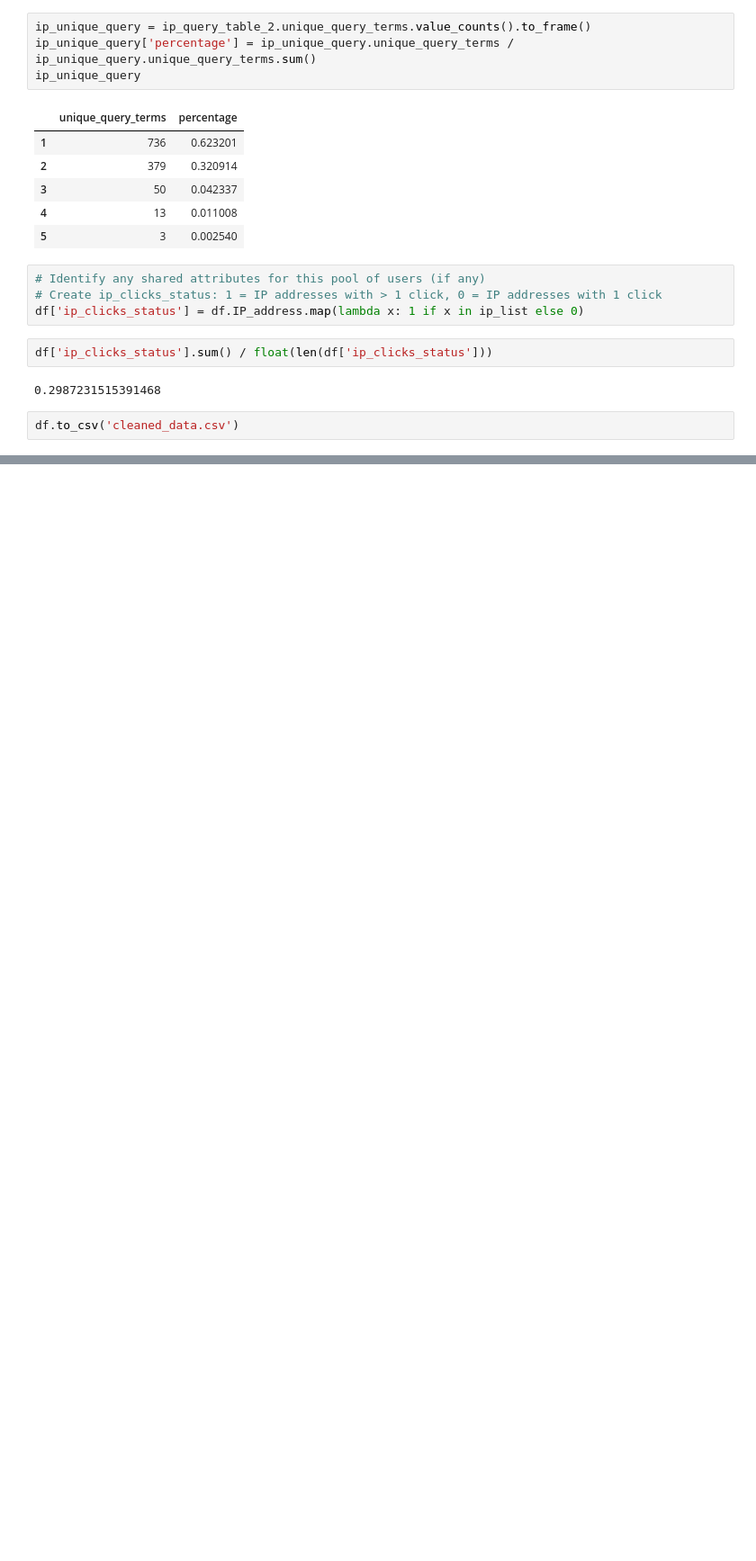
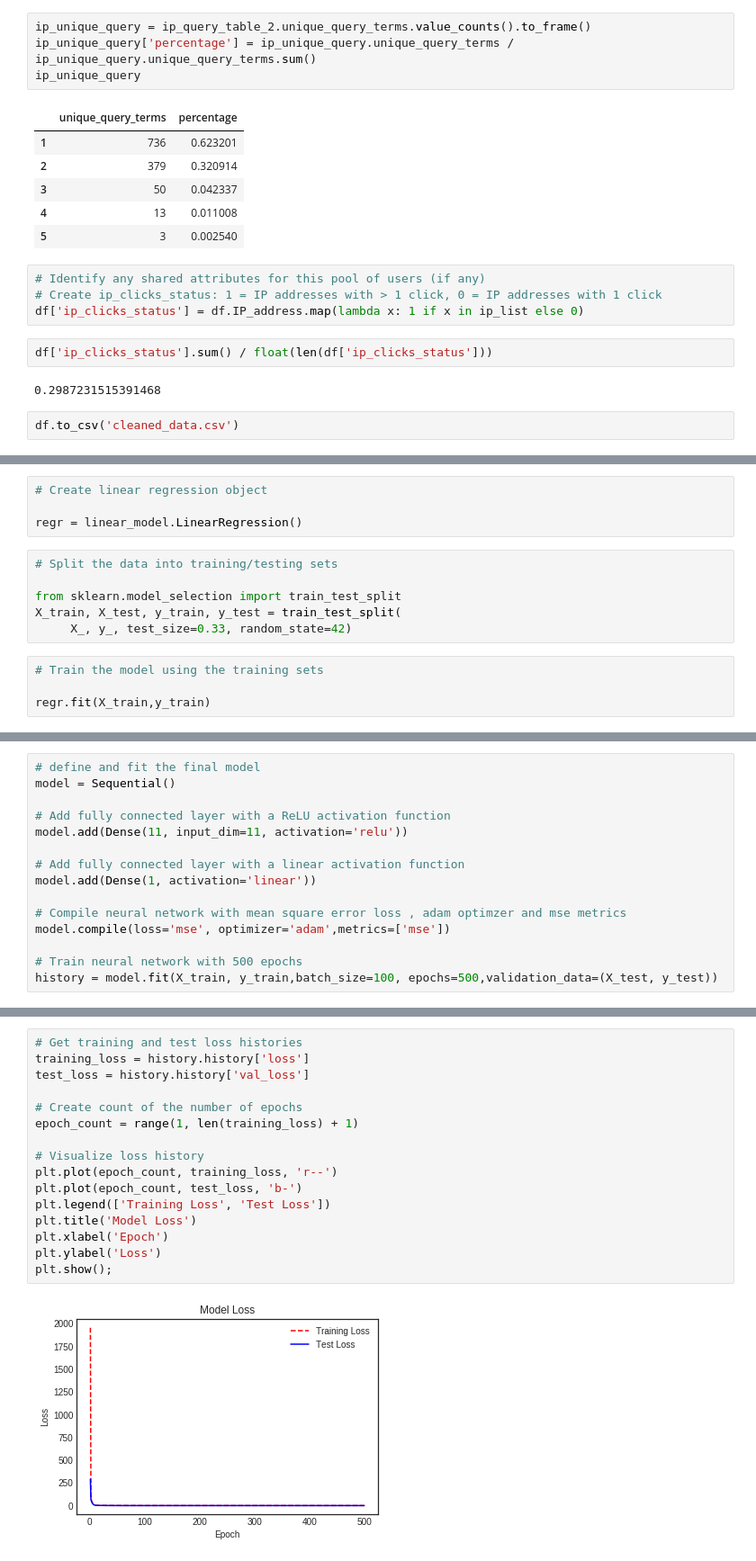
Before and after one commit to chinmaydas96/Click_prediction, a Jupyter notebook: test_online_2.ipynb, the cells around one changed output, grey strips where cells are left out. Shown at 90% size. Cells and saved outputs as stored; diff of their text form; blank space fills up the shorter version.

Commit message:
Added the keras NN model

```diff
--- a/test_online_2.ipynb
+++ b/test_online_2.ipynb
@@ -438,0 +708,14 @@ Name: query_term, Length: 10103, dtype: object
+# %%
+# Create linear regression object
+
+regr = linear_model.LinearRegression()
+# %%
+# Split the data into training/testing sets
+
+from sklearn.model_selection import train_test_split
+X_train, X_test, y_train, y_test = train_test_split(
+     X_, y_, test_size=0.33, random_state=42)
+# %%
+# Train the model using the training sets
+
+regr.fit(X_train,y_train)
@@ -438,0 +766,15 @@ Name: query_term, Length: 10103, dtype: object
+# %%
+# define and fit the final model
+model = Sequential()
+
+# Add fully connected layer with a ReLU activation function
+model.add(Dense(11, input_dim=11, activation='relu'))
+
+# Add fully connected layer with a linear activation function
+model.add(Dense(1, activation='linear'))
+
+# Compile neural network with mean square error loss , adam optimzer and mse metrics
+model.compile(loss='mse', optimizer='adam',metrics=['mse'])
+
+# Train neural network with 500 epochs
+history = model.fit(X_train, y_train,batch_size=100, epochs=500,validation_data=(X_test, y_test))
@@ -438,0 +841,18 @@ Name: query_term, Length: 10103, dtype: object
+# %%
+# Get training and test loss histories
+training_loss = history.history['loss']
+test_loss = history.history['val_loss']
+
+# Create count of the number of epochs
+epoch_count = range(1, len(training_loss) + 1)
+
+# Visualize loss history
+plt.plot(epoch_count, training_loss, 'r--')
+plt.plot(epoch_count, test_loss, 'b-')
+plt.legend(['Training Loss', 'Test Loss'])
+plt.title('Model Loss')
+plt.xlabel('Epoch')
+plt.ylabel('Loss')
+plt.show();
+# %% [output]
+[figure, added]
```
Also changed, not shown: parts of 67 cells of this notebook, 8 other files.
